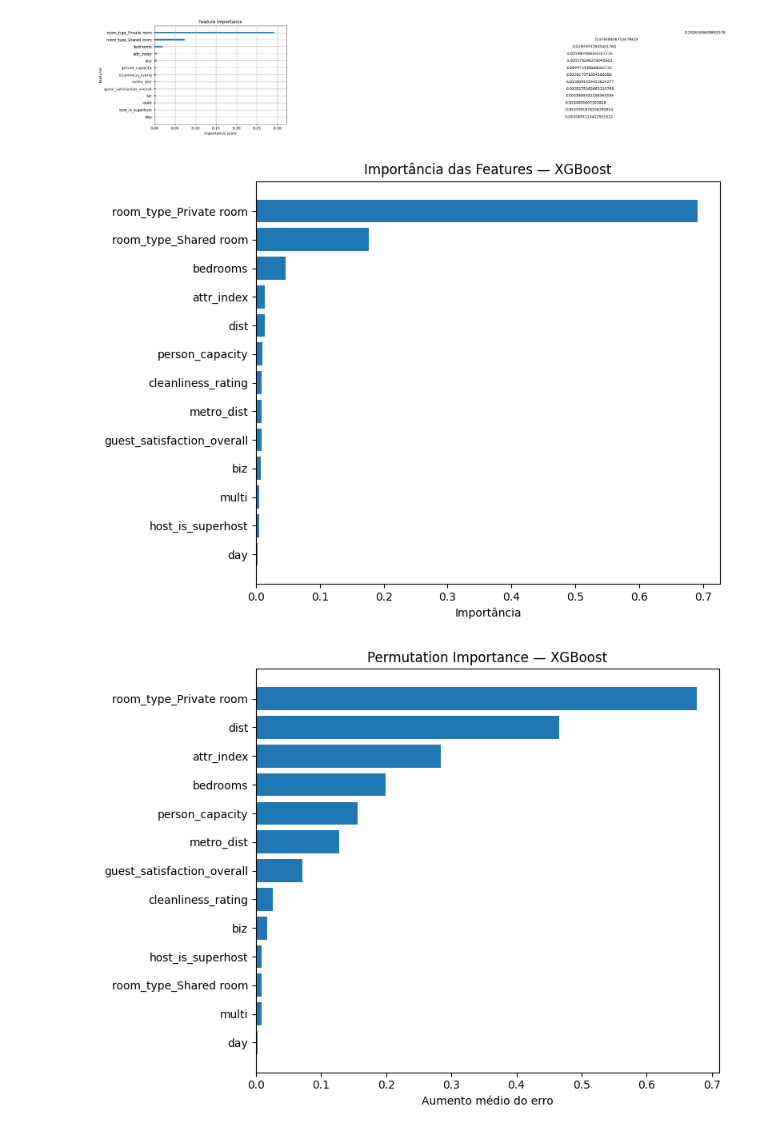
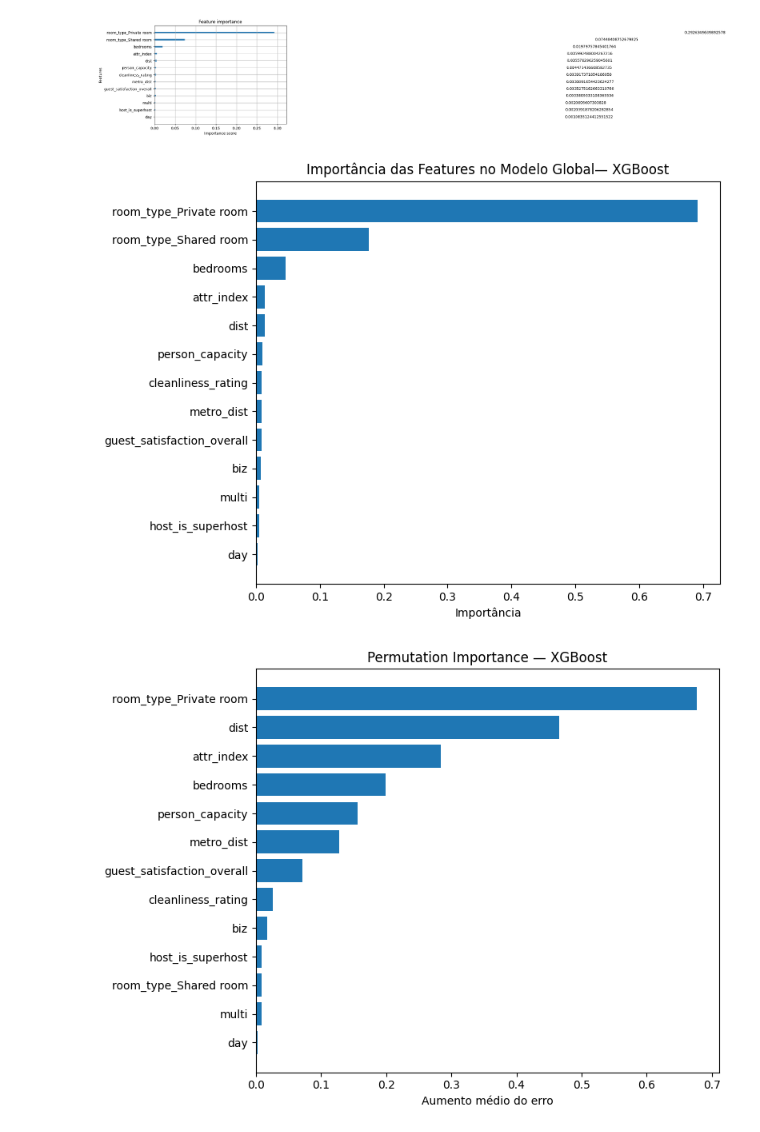
Before and after one commit to lumariosf/airbnb-price-prediction, a Jupyter notebook: experimentos/XGBOOST/GLOBAL.ipynb, the cells around one changed output. Drawn from its saved outputs; the diff is of its cells as text; code cells hidden in the pictures.

```diff
--- a/experimentos/XGBOOST/GLOBAL.ipynb
+++ b/experimentos/XGBOOST/GLOBAL.ipynb
@@ -158,22 +149,22 @@ plt.show()
 # %%
 import pandas as pd
 import matplotlib.pyplot as plt
 
 #mais organizado
 
 importances = pd.Series(
     best_model.feature_importances_,
     index=X_train.columns
 ).sort_values(ascending=True)
 
 plt.figure(figsize=(8, 6))
 plt.barh(importances.index[-15:], importances.values[-15:])
 plt.xlabel("Importância")
-plt.title("Importância das Features — XGBoost")
+plt.title("Importância das Features no Modelo Global— XGBoost")
 plt.tight_layout()
 plt.show()
 # %% [output]
-[figure, old version]
+[figure, new version]
 # %%
 from sklearn.inspection import permutation_importance
 
```
Also changed, not shown: parts of 7 cells of this notebook, 2 other files.
